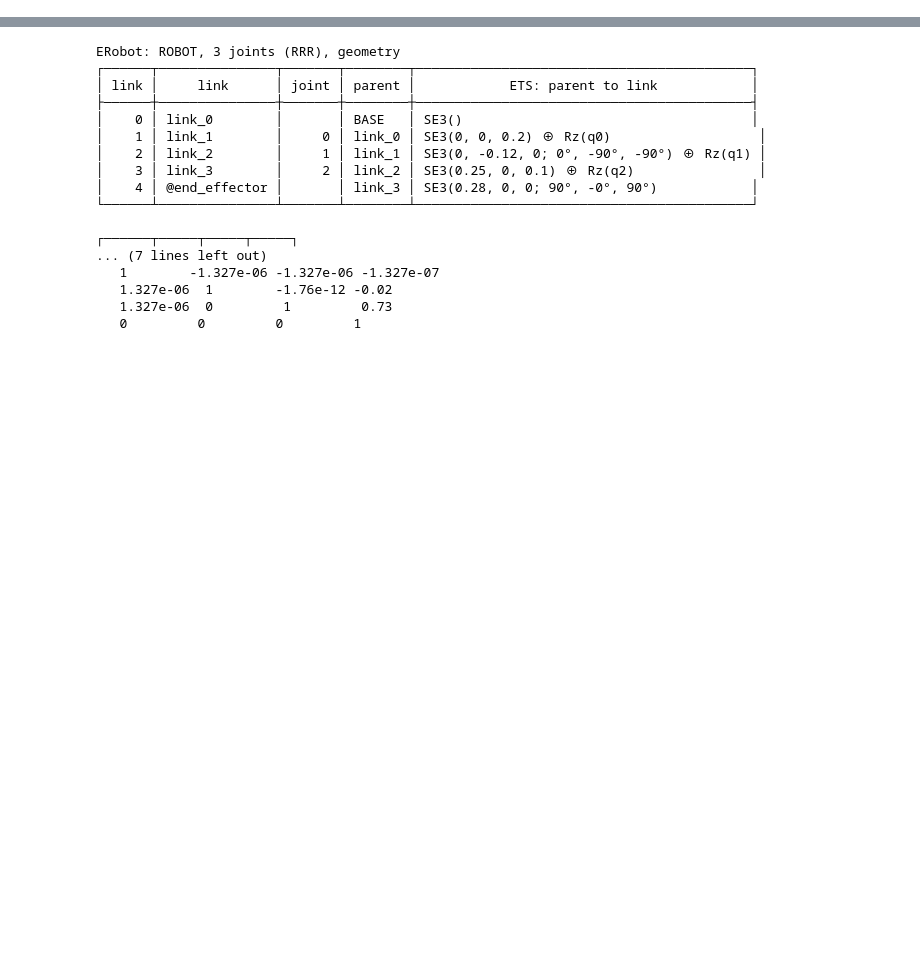
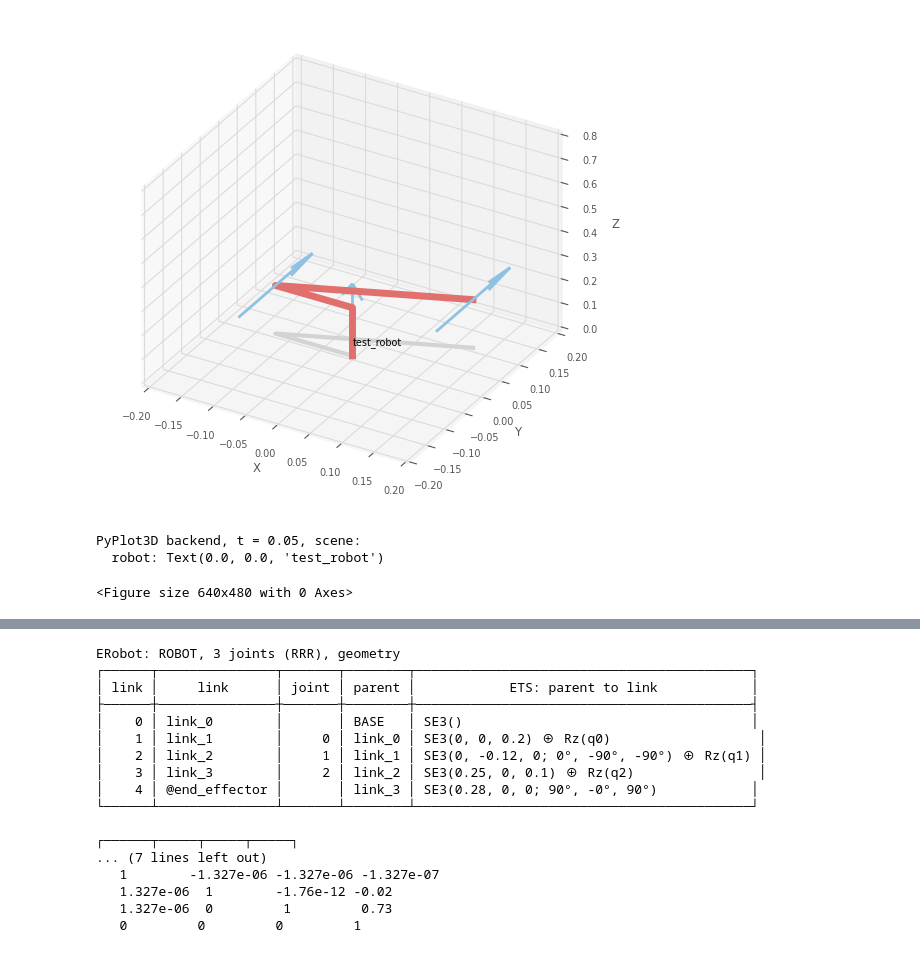
Before and after one commit to peeradonmoke2002/FRA502_LAB_6703, a Jupyter notebook: kinemtics.ipynb, the cells around one changed output, grey strips where cells are left out. Drawn from its saved outputs; the diff is of its cells as text; code cells hidden in the pictures; blank space fills up the shorter version.

```diff
--- a/kinemtics.ipynb
+++ b/kinemtics.ipynb
@@ -7,3 +9,33 @@ from matplotlib import pyplot
+# %%
+# ERobot: ROBOT, 3 joints (RRR), geometry
+# ┌──────┬───────────────┬───────┬────────┬───────────────────────────────────────────┐
+# │ link │     link      │ joint │ parent │            ETS: parent to link            │
+# ├──────┼───────────────┼───────┼────────┼───────────────────────────────────────────┤
+# │    0 │ link_0        │       │ BASE   │ SE3()                                     │
+# │    1 │ link_1        │     0 │ link_0 │ SE3(0, 0, 0.2) ⊕ Rz(q0)                   │
+# │    2 │ link_2        │     1 │ link_1 │ SE3(0, -0.12, 0; 0°, -90°, -90°) ⊕ Rz(q1) │
+# │    3 │ link_3        │     2 │ link_2 │ SE3(0.25, 0, 0.1) ⊕ Rz(q2)                │
+# │    4 │ @end_effector │       │ link_3 │ SE3(0.28, 0, 0; 90°, -0°, 90°)            │
+# └──────┴───────────────┴───────┴────────┴───────────────────────────────────────────┘
+
+# ┌──────┬─────┬─────┬─────┐
+# │ name │ q0  │ q1  │ q2  │
+# ├──────┼─────┼─────┼─────┤
+# │   qz │  0° │  0° │  0° │
+# └──────┴─────┴─────┴─────┘
+
+L1 = RevoluteMDH(d=0.2,a=0.0, alpha=0, offset=0)
+L2 = RevoluteMDH(d=0.0,a=-0.12, alpha=-np.pi/2, offset=0.0)
+L3 = RevoluteMDH(d=0.1,a=0.25, alpha=0, offset=0.0)
+test_robot = DHRobot([L1, L2, L3], name='test_robot')
+tool = SE3(0.28, 0, 0) @ SE3.Rx(np.pi/2) @ SE3.Rz(np.pi/2)
+test_robot.tool = tool
+test_robot.plot([0,0,0], backend='pyplot', block=False, limits=[-0.2, 0.2, -0.2, 0.2, 0, 0.8])
+# %% [output]
+[figure, added]
+PyPlot3D backend, t = 0.05, scene:
+  robot: Text(0.0, 0.0, 'test_robot')
+<Figure size 640x480 with 0 Axes>
 # %% [markdown]
 <p align="center">
     <img src="./src/robot_description/image.png" alt="robot">
```
Also changed, not shown: parts of 1 cell of this notebook, 1 other file.
